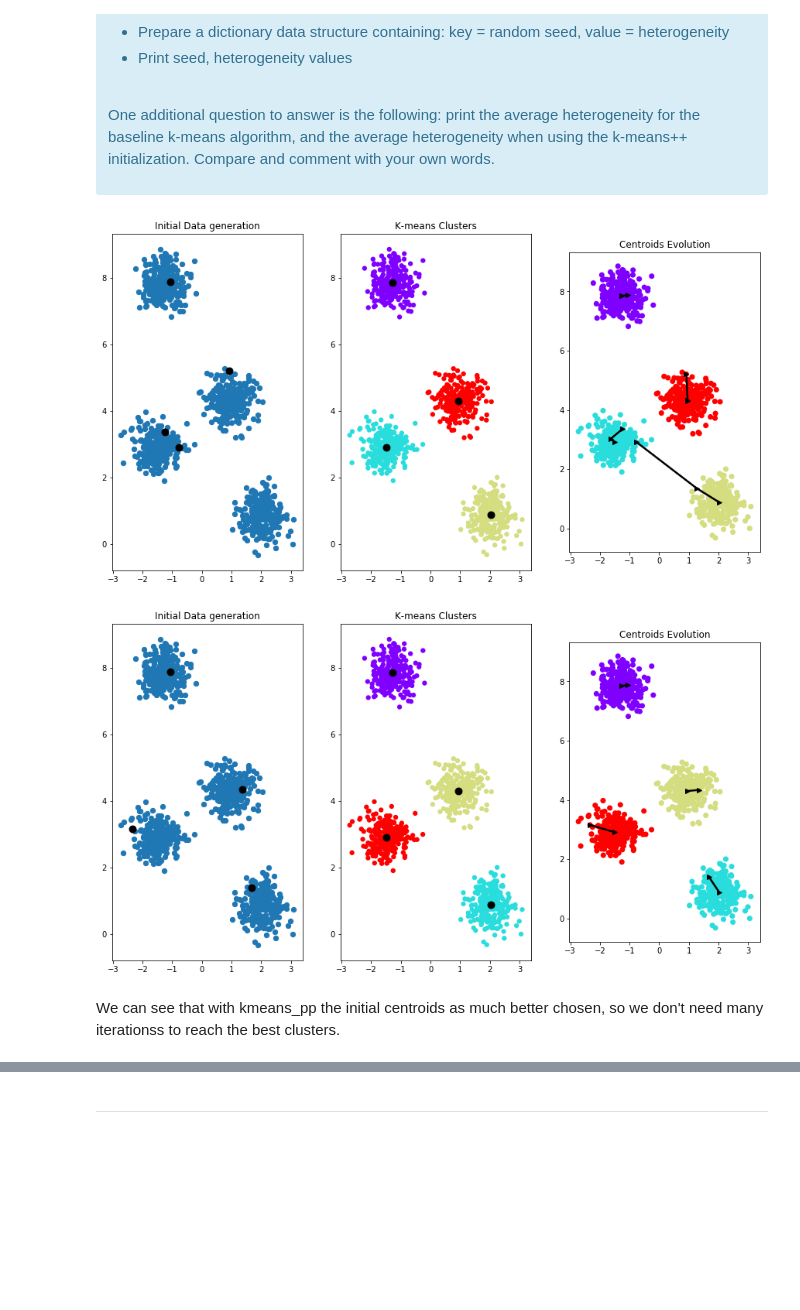
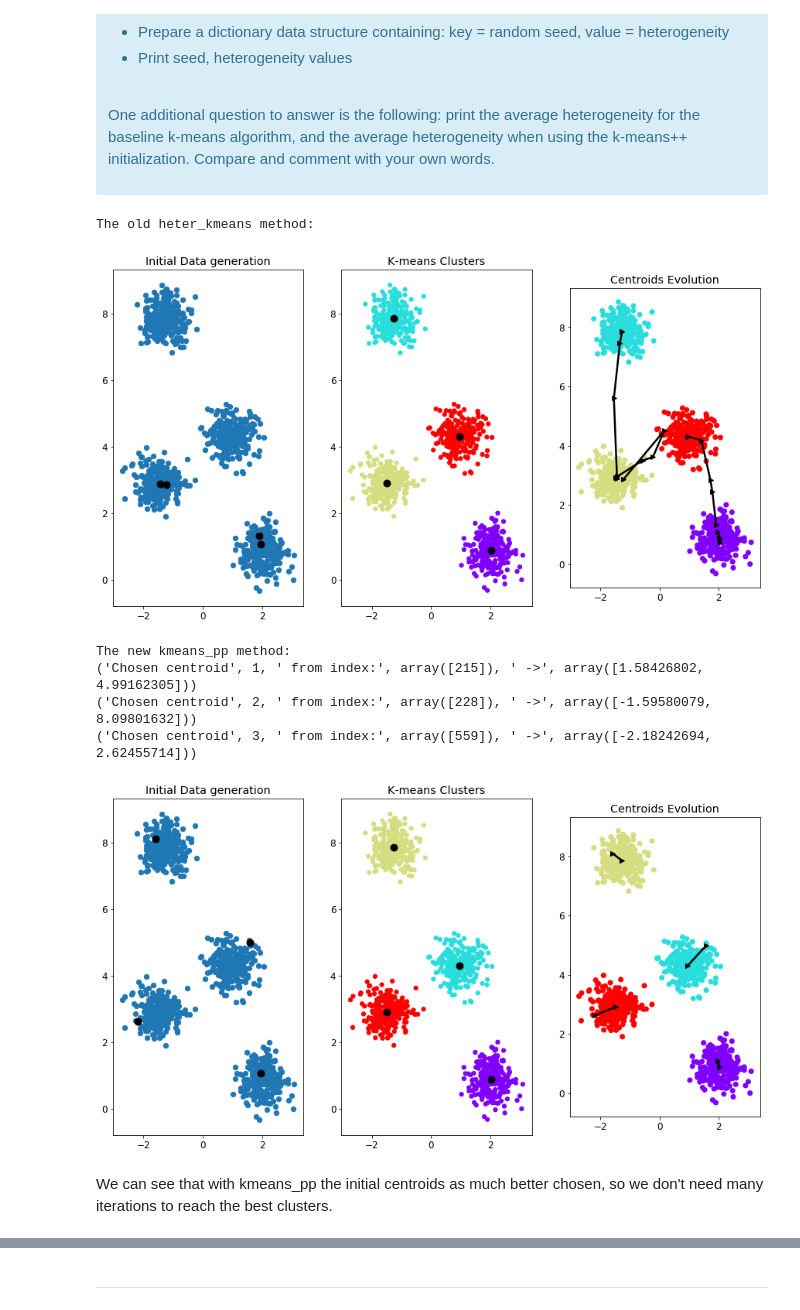
Before and after one commit to koksalb/EURECOM-Clouds, a Jupyter notebook: kmeans-master/kmeans.ipynb, the cells around one changed output, grey strips where cells are left out. Saved outputs shown, nothing was run; the diff lists cells and outputs as text; code cells hidden in the pictures; blank space fills up the shorter version.

```diff
--- a/kmeans-master/kmeans.ipynb
+++ b/kmeans-master/kmeans.ipynb
@@ -378,7 +378,7 @@ Add your personal comment about the convergence properties of the $k$-means algo
 X, y = make_blobs(n_samples = 1000, centers = 4,
                   random_state = 0, cluster_std = 0.4)
 k = 4
-for s in [10,100,500,1000,5000,10000,152021]:
+for s in [10,100,500,1000,5000,10000,100000]:
     kmeans_centroids, kmeans_cluster_assignment, d, kmeans_centroids_history = heter_kmeans(X, k, 300, s)
 
     ### OUTPUT ###
@@ -534,16 +535,23 @@ Follow the guidelines below:
 One additional question to answer is the following: print the average heterogeneity for the baseline k-means algorithm, and the average heterogeneity when using the k-means++ initialization. Compare and comment with your own words.
 </div>
 # %%
-kmeans_centroids, kmeans_cluster_assignment,d, kmeans_centroids_history = heter_kmeans(X, 4, 300, 12540)
+print("The old heter_kmeans method:")
+kmeans_centroids, kmeans_cluster_assignment,d, kmeans_centroids_history = heter_kmeans(X, 4, 300, 12345)
 plot_clusters(X, kmeans_centroids, kmeans_cluster_assignment, kmeans_centroids_history)
 
-kmeans_centroids, kmeans_cluster_assignment, d, kmeans_centroids_history = kmeans_pp(X, 4, 300, 12540)
+print("The new kmeans_pp method:")
+kmeans_centroids, kmeans_cluster_assignment, d, kmeans_centroids_history = kmeans_pp(X, 4, 300, 12345)
 plot_clusters(X, kmeans_centroids, kmeans_cluster_assignment, kmeans_centroids_history)
 # %% [output]
+The old heter_kmeans method:
-[figure, old version]
+[figure, new version]
+The new kmeans_pp method:
+('Chosen centroid', 1, ' from index:', array([215]), ' ->', array([1.58426802, 4.99162305]))
+('Chosen centroid', 2, ' from index:', array([228]), ' ->', array([-1.59580079,  8.09801632]))
+('Chosen centroid', 3, ' from index:', array([559]), ' ->', array([-2.18242694,  2.62455714]))
-[figure, old version]
+[figure, new version]
 # %% [markdown]
-We can see that with kmeans_pp the initial centroids as much better chosen, so we don't need many iterationss to reach the best clusters.
+We can see that with kmeans_pp the initial centroids as much better chosen, so we don't need many iterations to reach the best clusters.
 # %%
 k = 4
 het_kpp = []
```
Also changed, not shown: parts of 12 cells of this notebook.
